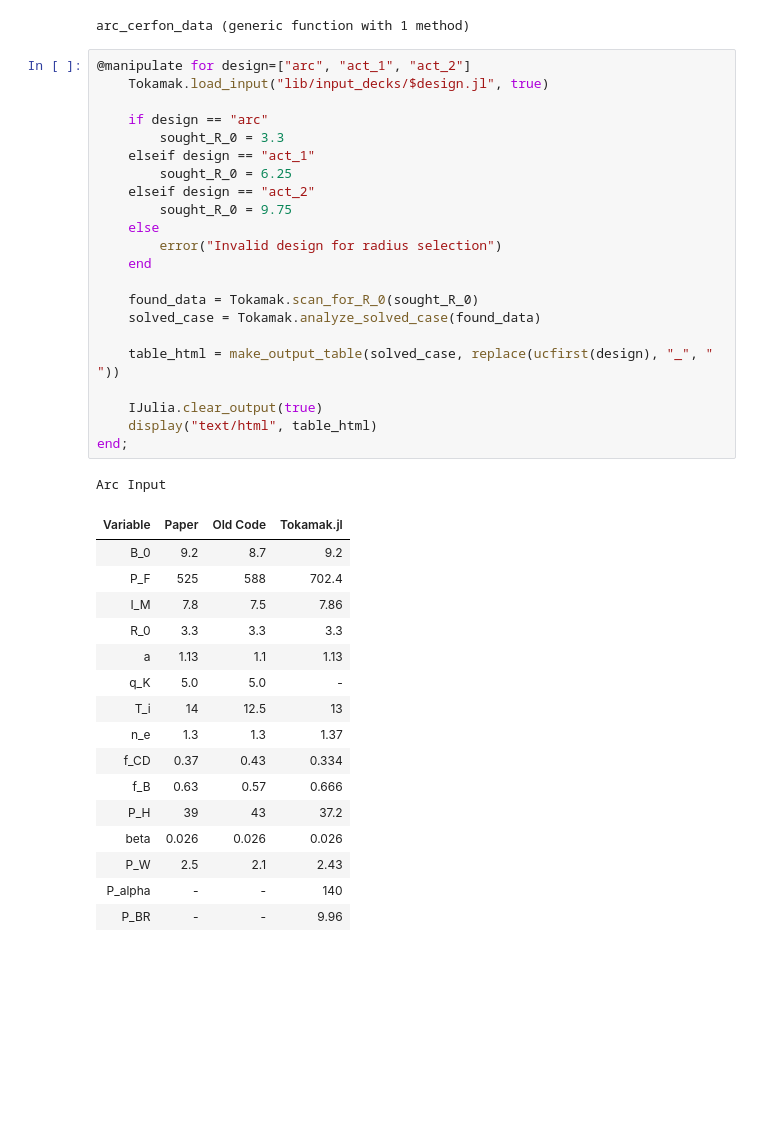
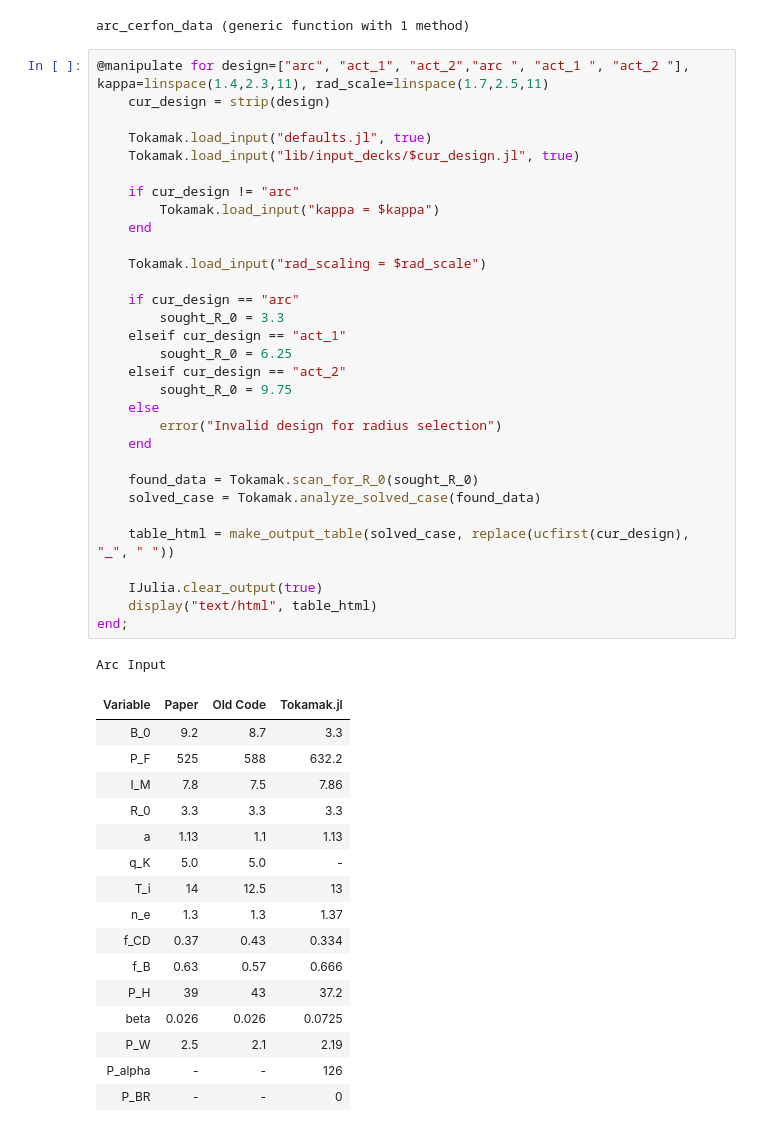
Before and after one commit to djsegal/Fussy.jl, a Jupyter notebook: lib/notebooks/make_tokamak_tables.ipynb, the cells around one changed output. Cells and saved outputs as stored; diff of their text form; blank space fills up the shorter version.

```diff
--- a/lib/notebooks/make_tokamak_tables.ipynb
+++ b/lib/notebooks/make_tokamak_tables.ipynb
@@ -187,32 +187,41 @@ end
 # %% [output]
 arc_cerfon_data (generic function with 1 method)
 # %%
-@manipulate for design=["arc", "act_1", "act_2"]
-    Tokamak.load_input("lib/input_decks/$design.jl", true)
+@manipulate for design=["arc", "act_1", "act_2","arc ", "act_1 ", "act_2 "], kappa=linspace(1.4,2.3,11), rad_scale=linspace(1.7,2.5,11)
+    cur_design = strip(design)
 
-    if design == "arc"
+    Tokamak.load_input("defaults.jl", true)
+    Tokamak.load_input("lib/input_decks/$cur_design.jl", true)
+
+    if cur_design != "arc"
+        Tokamak.load_input("kappa = $kappa")
+    end
+
+    Tokamak.load_input("rad_scaling = $rad_scale")
+
+    if cur_design == "arc"
         sought_R_0 = 3.3
-    elseif design == "act_1"
+    elseif cur_design == "act_1"
         sought_R_0 = 6.25
-    elseif design == "act_2"
+    elseif cur_design == "act_2"
         sought_R_0 = 9.75
     else
         error("Invalid design for radius selection")
     end
 
     found_data = Tokamak.scan_for_R_0(sought_R_0)
     solved_case = Tokamak.analyze_solved_case(found_data)
 
-    table_html = make_output_table(solved_case, replace(ucfirst(design), "_", " "))
+    table_html = make_output_table(solved_case, replace(ucfirst(cur_design), "_", " "))
 
     IJulia.clear_output(true)
     display("text/html", table_html)
 end;
 # %% [output]
 Arc Input
 | Variable | Paper | Old Code | Tokamak.jl |
-| B_0 | 9.2 | 8.7 | 9.2 |
-| P_F | 525 | 588 | 702.4 |
+| B_0 | 9.2 | 8.7 | 3.3 |
+| P_F | 525 | 588 | 632.2 |
 | I_M | 7.8 | 7.5 | 7.86 |
 | R_0 | 3.3 | 3.3 | 3.3 |
 | a | 1.13 | 1.1 | 1.13 |
@@ -222,10 +231,10 @@ Arc Input
 | f_CD | 0.37 | 0.43 | 0.334 |
 | f_B | 0.63 | 0.57 | 0.666 |
 | P_H | 39 | 43 | 37.2 |
-| beta | 0.026 | 0.026 | 0.026 |
-| P_W | 2.5 | 2.1 | 2.43 |
-| P_alpha | - | - | 140 |
-| P_BR | - | - | 9.96 |
+| beta | 0.026 | 0.026 | 0.0725 |
+| P_W | 2.5 | 2.1 | 2.19 |
+| P_alpha | - | - | 126 |
+| P_BR | - | - | 0 |
 # %%
 Tokamak.load_input("lib/input_decks/act_1.jl", true)
 found_data = Tokamak.scan_for_R_0(6.25)
```
Also changed, not shown: parts of 2 cells of this notebook, 10 other files.
